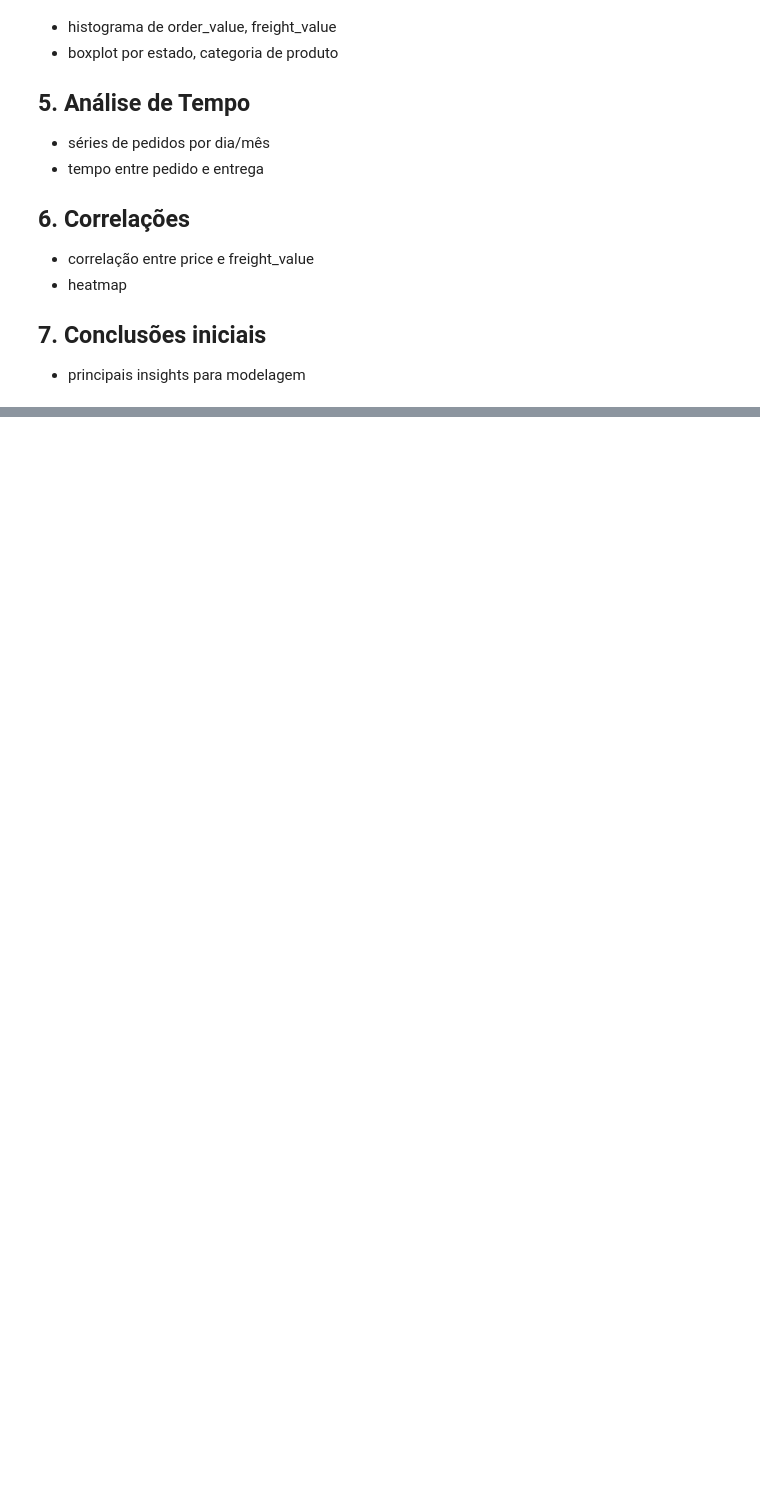
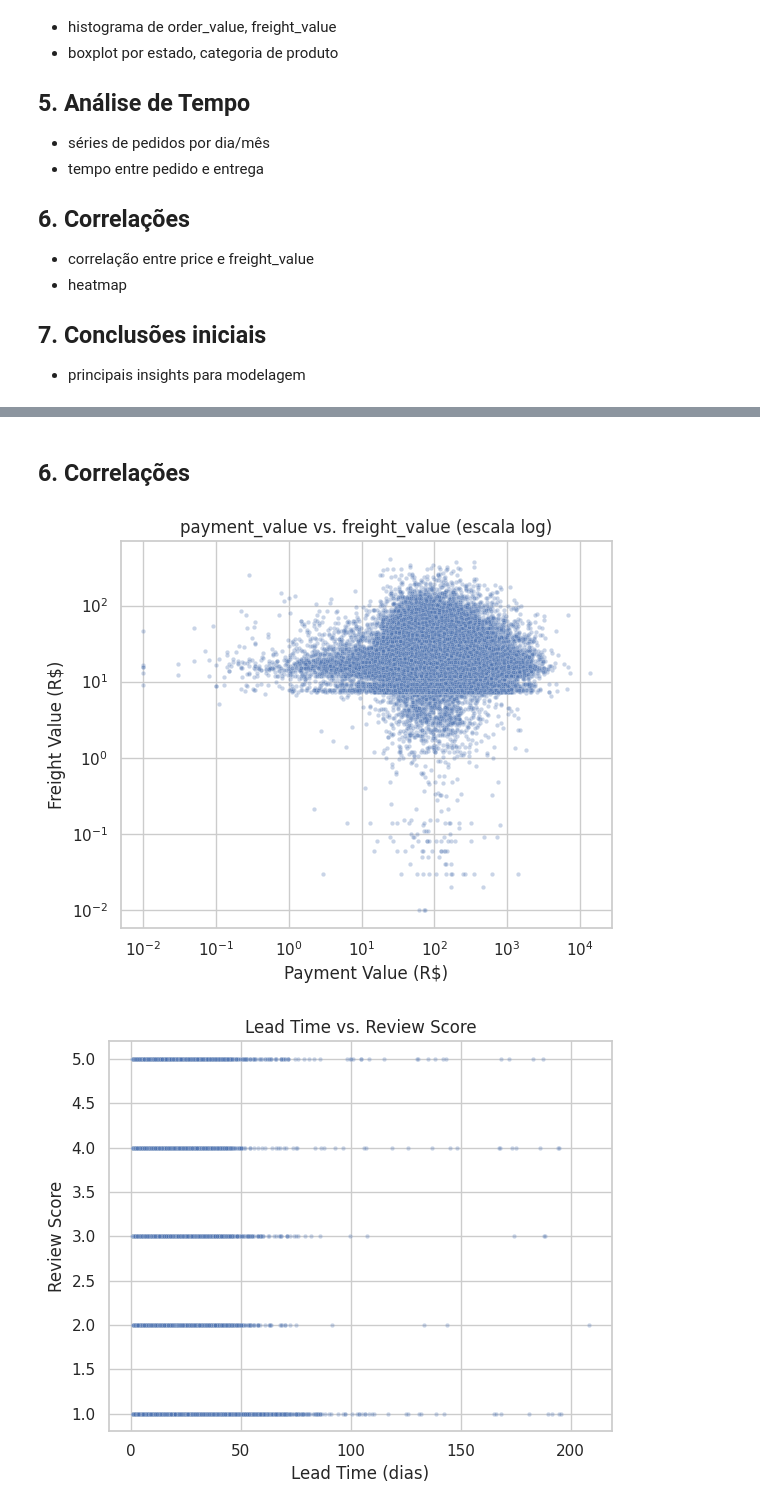
Before and after one commit to NetoSousa10/lapes-olist-pipeline, a Jupyter notebook: notebooks/01_eda_olist.ipynb, the cells around one changed output, grey strips where cells are left out. Saved outputs shown, nothing was run; the diff lists cells and outputs as text; code cells hidden in the pictures; blank space fills up the shorter version.

```diff
--- a/notebooks/01_eda_olist.ipynb
+++ b/notebooks/01_eda_olist.ipynb
@@ -60,0 +295,67 @@ df.head()
+# %% [markdown]
+## 6. Correlações
+# %%
+import matplotlib.pyplot as plt
+import seaborn as sns
+
+sns.set_theme(style="whitegrid")
+
+# 1) Scatter: payment_value × freight_value
+plt.figure(figsize=(6,5))
+sns.scatterplot(
+    x=df_payments['payment_value'],
+    y=df_items['freight_value'],
+    alpha=0.3,
+    s=10
+)
+plt.xscale('log')
+plt.yscale('log')
+plt.title("payment_value vs. freight_value (escala log)")
+plt.xlabel("Payment Value (R$)")
+plt.ylabel("Freight Value (R$)")
+plt.tight_layout()
+plt.show()
+
+# 2) Scatter: lead_time_days × review_score
+# precisamos juntar orders e reviews
+df_r = df_orders.merge(
+    df_reviews[['order_id','review_score','review_creation_date']],
+    on='order_id', how='inner'
+)
+plt.figure(figsize=(6,5))
+sns.scatterplot(
+    x=df_r['lead_time_days'],
+    y=df_r['review_score'],
+    alpha=0.3,
+    s=10
+)
+plt.title("Lead Time vs. Review Score")
+plt.xlabel("Lead Time (dias)")
+plt.ylabel("Review Score")
+plt.tight_layout()
+plt.show()
+
+# 3) Heatmap de correlação
+# monta um DataFrame só com numéricas de interesse
+corr_df = pd.DataFrame({
+    'payment_value': df_payments['payment_value'],
+    'freight_value': df_items['freight_value'],
+    'lead_time_days': df_orders['lead_time_days'],
+    'delay_days': df_orders['delay_days'],
+    'review_score': df_r['review_score']
+}).dropna()
+
+plt.figure(figsize=(6,5))
+sns.heatmap(
+    corr_df.corr(),
+    annot=True,
+    fmt=".2f",
+    cmap='vlag',
+    linewidths=0.5
+)
+plt.title("Heatmap de Correlações")
+plt.tight_layout()
+plt.show()
+# %% [output]
+[figure, added]
+[figure, added]
```
Also changed, not shown: parts of 11 cells of this notebook, 3 other files.
